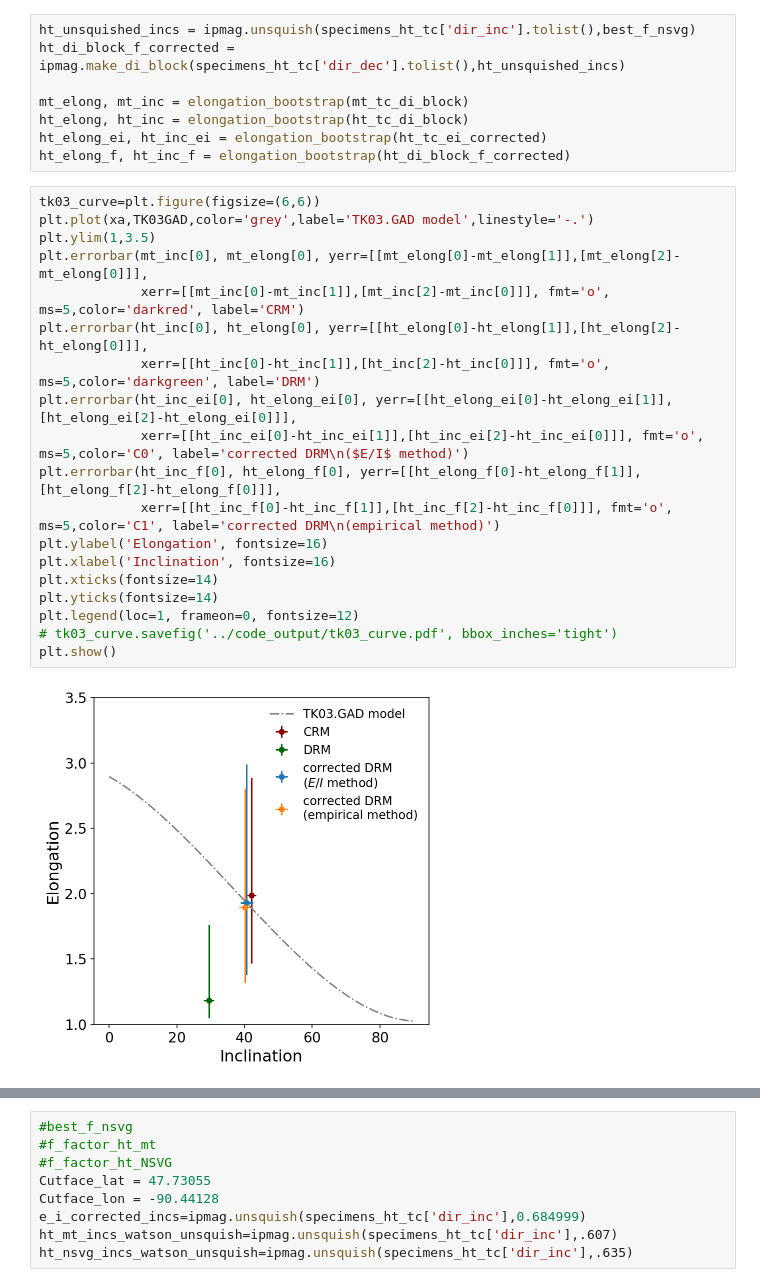
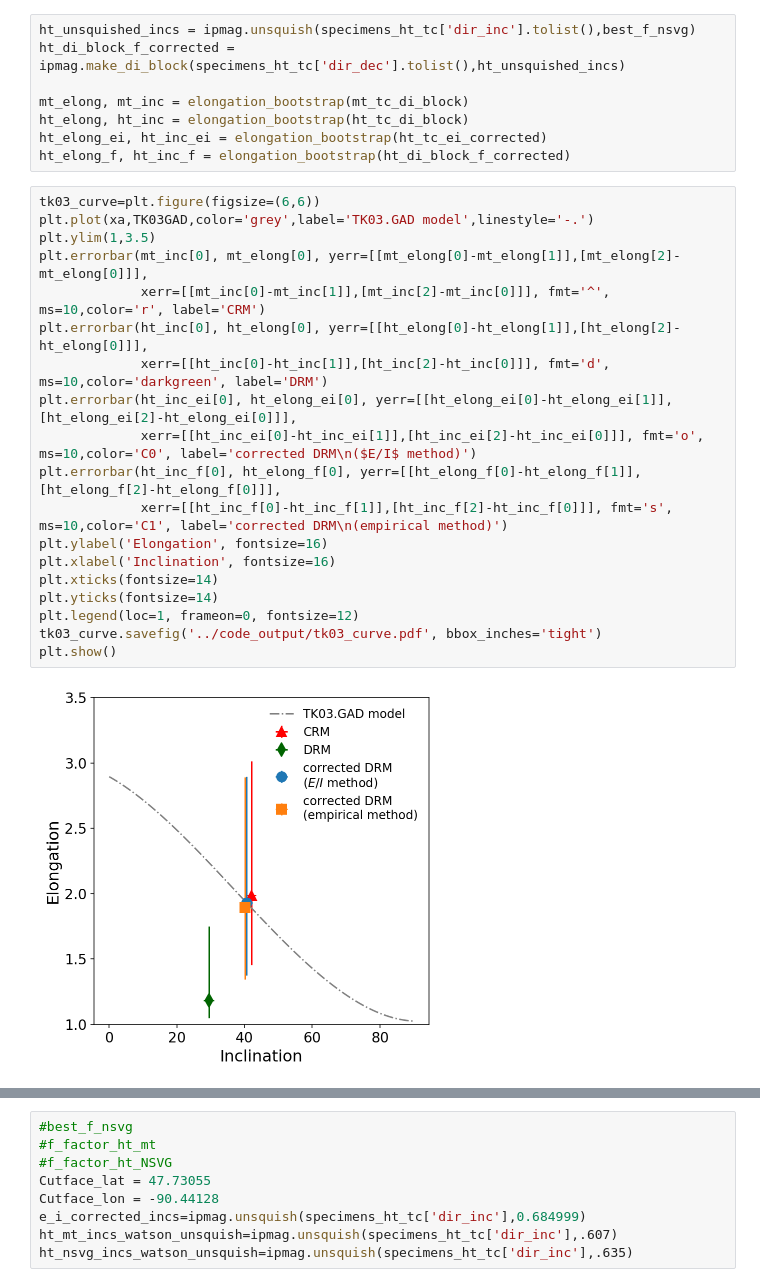
Before and after one commit to Swanson-Hysell-Group/Inclination_Shallowing, a Jupyter notebook: code/Notebooks/Cutface_pmag.ipynb, the cells around one changed output, grey strips where cells are left out. Saved outputs shown, nothing was run; the diff lists cells and outputs as text.

Commit message:
update notebooks for figure tweaks as discussed

```diff
--- a/code/Notebooks/Cutface_pmag.ipynb
+++ b/code/Notebooks/Cutface_pmag.ipynb
@@ -783,24 +780,24 @@ ht_elong_f, ht_inc_f = elongation_bootstrap(ht_di_block_f_corrected)
 # %%
 tk03_curve=plt.figure(figsize=(6,6))
 plt.plot(xa,TK03GAD,color='grey',label='TK03.GAD model',linestyle='-.')
 plt.ylim(1,3.5)
 plt.errorbar(mt_inc[0], mt_elong[0], yerr=[[mt_elong[0]-mt_elong[1]],[mt_elong[2]-mt_elong[0]]],
-             xerr=[[mt_inc[0]-mt_inc[1]],[mt_inc[2]-mt_inc[0]]], fmt='o', ms=5,color='darkred', label='CRM')
+             xerr=[[mt_inc[0]-mt_inc[1]],[mt_inc[2]-mt_inc[0]]], fmt='^', ms=10,color='r', label='CRM')
 plt.errorbar(ht_inc[0], ht_elong[0], yerr=[[ht_elong[0]-ht_elong[1]],[ht_elong[2]-ht_elong[0]]],
-             xerr=[[ht_inc[0]-ht_inc[1]],[ht_inc[2]-ht_inc[0]]], fmt='o', ms=5,color='darkgreen', label='DRM')
+             xerr=[[ht_inc[0]-ht_inc[1]],[ht_inc[2]-ht_inc[0]]], fmt='d', ms=10,color='darkgreen', label='DRM')
 plt.errorbar(ht_inc_ei[0], ht_elong_ei[0], yerr=[[ht_elong_ei[0]-ht_elong_ei[1]],[ht_elong_ei[2]-ht_elong_ei[0]]],
-             xerr=[[ht_inc_ei[0]-ht_inc_ei[1]],[ht_inc_ei[2]-ht_inc_ei[0]]], fmt='o', ms=5,color='C0', label='corrected DRM\n($E/I$ method)')
+             xerr=[[ht_inc_ei[0]-ht_inc_ei[1]],[ht_inc_ei[2]-ht_inc_ei[0]]], fmt='o', ms=10,color='C0', label='corrected DRM\n($E/I$ method)')
 plt.errorbar(ht_inc_f[0], ht_elong_f[0], yerr=[[ht_elong_f[0]-ht_elong_f[1]],[ht_elong_f[2]-ht_elong_f[0]]],
-             xerr=[[ht_inc_f[0]-ht_inc_f[1]],[ht_inc_f[2]-ht_inc_f[0]]], fmt='o', ms=5,color='C1', label='corrected DRM\n(empirical method)')
+             xerr=[[ht_inc_f[0]-ht_inc_f[1]],[ht_inc_f[2]-ht_inc_f[0]]], fmt='s', ms=10,color='C1', label='corrected DRM\n(empirical method)')
 plt.ylabel('Elongation', fontsize=16)
 plt.xlabel('Inclination', fontsize=16)
 plt.xticks(fontsize=14)
 plt.yticks(fontsize=14)
 plt.legend(loc=1, frameon=0, fontsize=12)
-# tk03_curve.savefig('../code_output/tk03_curve.pdf', bbox_inches='tight')
+tk03_curve.savefig('../code_output/tk03_curve.pdf', bbox_inches='tight')
 plt.show()
 # %% [output]
-[figure, old version]
+[figure, new version]
 # %%
 tk03_curve=plt.figure(figsize=(6,6))
 plt.plot(xa,TK03GAD,color='grey',label='TK03.GAD model',linestyle='-.')
```
Also changed, not shown: parts of 8 cells of this notebook, 6 other files.
